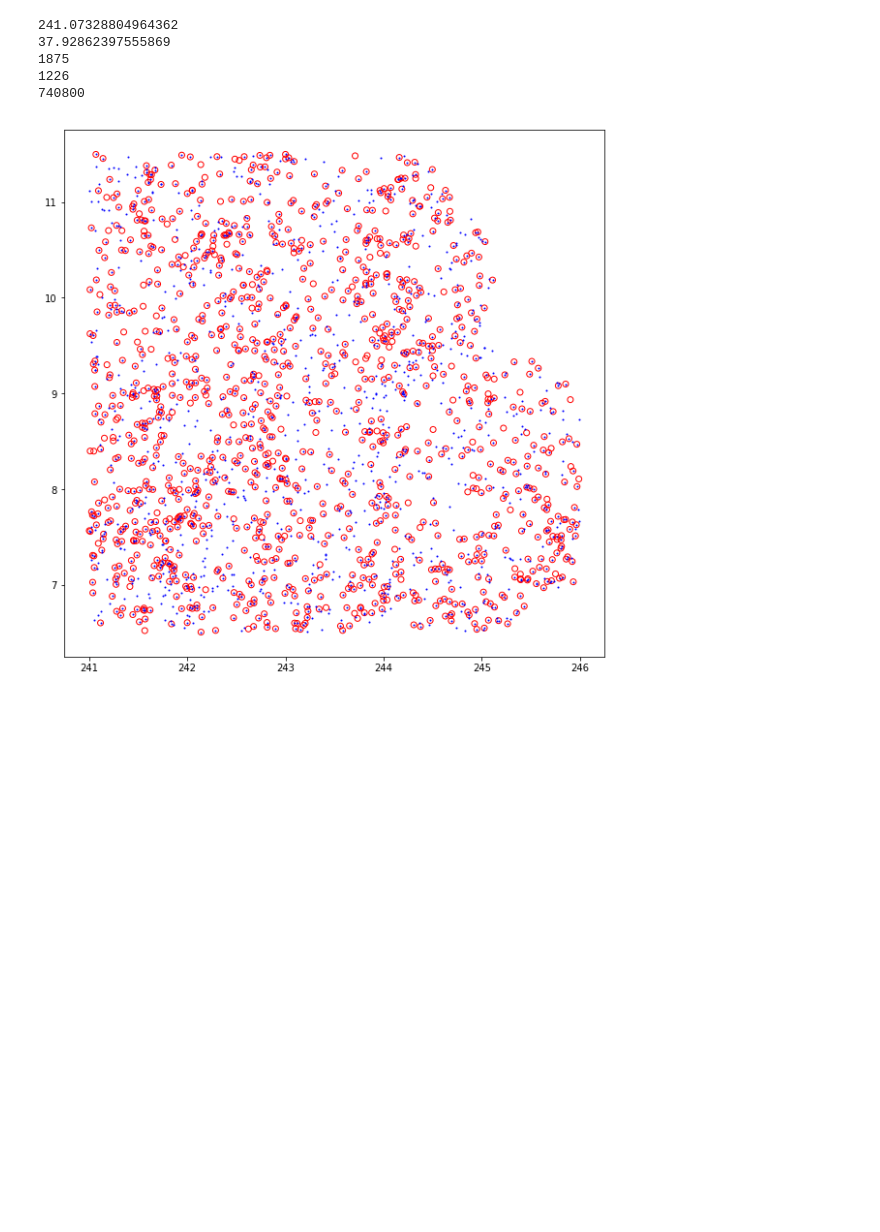
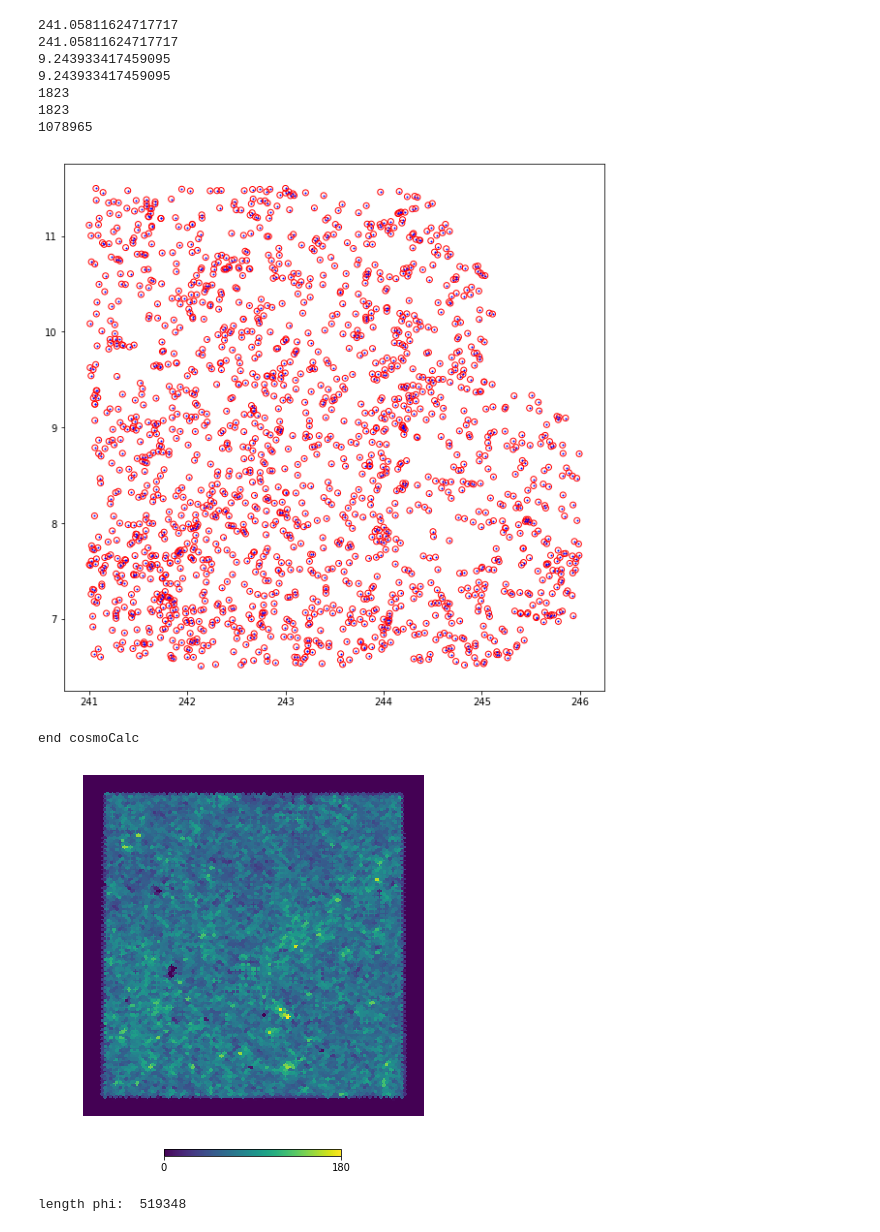
Before and after one commit to metownsend/LRG-Sats, a Jupyter notebook: lrg_masses.ipynb, the cells around one changed output. Saved outputs shown, nothing was run; the diff lists cells and outputs as text; code cells hidden in the pictures; blank space fills up the shorter version.

```diff
--- a/lrg_masses.ipynb
+++ b/lrg_masses.ipynb
@@ -249,27 +270,38 @@ my_cat = SkyCoord(ra=ra_LRG*u.degree, dec=dec_LRG*u.degree)
 idx, sep2d, dist3d = match_coordinates_sky(my_cat, mous_cat, nthneighbor=1)
 # idx, sep2d, dist3d = my_cat.match_to_catalog_sky(mous_cat)
 
-print(ra_LRG[0])
-print(ra_MOUS[0])
+print(ra_LRG[1])
+print(ra_MOUS[idx[1]])
+
+print(dec_LRG[1])
+print(dec_MOUS[idx[1]])
 
 mass_LRG = mstar[idx]
 print(len(mass_LRG))
 
-ra_cut = ra_MOUS[np.where((ra_MOUS >= 241) & (ra_MOUS <= 246) & (dec_MOUS >= 6.5) & (dec_MOUS <= 11.5))]
-dec_cut = dec_MOUS[np.where((ra_MOUS >= 241) & (ra_MOUS <= 246) & (dec_MOUS >= 6.5) & (dec_MOUS <= 11.5))]
+ra_cut = ra_MOUS[np.where((z_MOUS >= 0.2) & (z_MOUS <= 0.65) & (ra_MOUS >= 241) & (ra_MOUS <= 246) & (dec_MOUS >= 6.5) & (dec_MOUS <= 11.5))]
+dec_cut = dec_MOUS[np.where((z_MOUS >= 0.2) & (z_MOUS <= 0.65) & (ra_MOUS >= 241) & (ra_MOUS <= 246) & (dec_MOUS >= 6.5) & (dec_MOUS <= 11.5))]
 print(len(ra_cut))
 print(len(ra_MOUS))
 # %% [output]
-241.07328804964362
-37.92862397555869
-1875
-1226
-740800
+241.05811624717717
+241.05811624717717
+9.243933417459095
+9.243933417459095
+1823
+1823
+1078965
 # %%
 plt.rcParams["figure.figsize"] = [10, 10]
-plt.scatter(ra_cut, dec_cut, facecolors='none', edgecolors='r')
+plt.scatter(ra_MOUS[idx], dec_MOUS[idx], facecolors='none', edgecolors='r')
 plt.scatter(ra_LRG, dec_LRG, c="blue", s=1)
 # plt.scatter(ra_LRG, dec_LRG, c='blue')
 plt.show()
 # %% [output]
-[figure, old version]
+[figure, new version]
+# %%
+DTT_Gyr, age_Gyr, zage_Gyr, DCMR_Mpc, DCMR_Gyr, DA_Mpc, DA_Gyr, kpc_DA, DL_Mpc, DL_Gyr, V_Gpc = cosmoCalcfunc(z_LRG)
+
+print("end cosmoCalc")
+# %% [output]
+end cosmoCalc
@@ -275,0 +319,30 @@ plt.show()
+# %%
+# Make HEALPix map using just RA/Dec; end up with a density plot
+
+nside = 1024
+npixel = hp.nside2npix(nside)
+
+# Convert ra/dec into theta/phi
+theta = []
+phi = []
+
+for i in range(len(ra)):
+    theta.append(np.radians(90. - dec[i]))
+    phi.append(np.radians(ra[i]))
+
+m = hp.ang2pix(nside, theta, phi)
+map_ = np.bincount(m, minlength=npixel)
+hp.gnomview(map_, xsize=225, rot=(-116.5, 9), flip='geo', cmap='viridis', notext=True, title="")
+# plt.rcParams.update({'font.size':20})
+# plt.savefig('/Users/mtownsend/Desktop/survey-density.jpg')
+# plt.savefig('/Users/mtownsend/Desktop/survey-density.pdf')
+plt.show()
+
+print('length phi: ', len(phi))
+
+# Convert angles theta and phi to pixel numbers
+
+pixnums = hp.ang2pix(nside, theta, phi, nest=True)
+# %% [output]
+[figure, added]
+length phi:  519348
```
Also changed, not shown: parts of 24 cells of this notebook, 3 other files.
